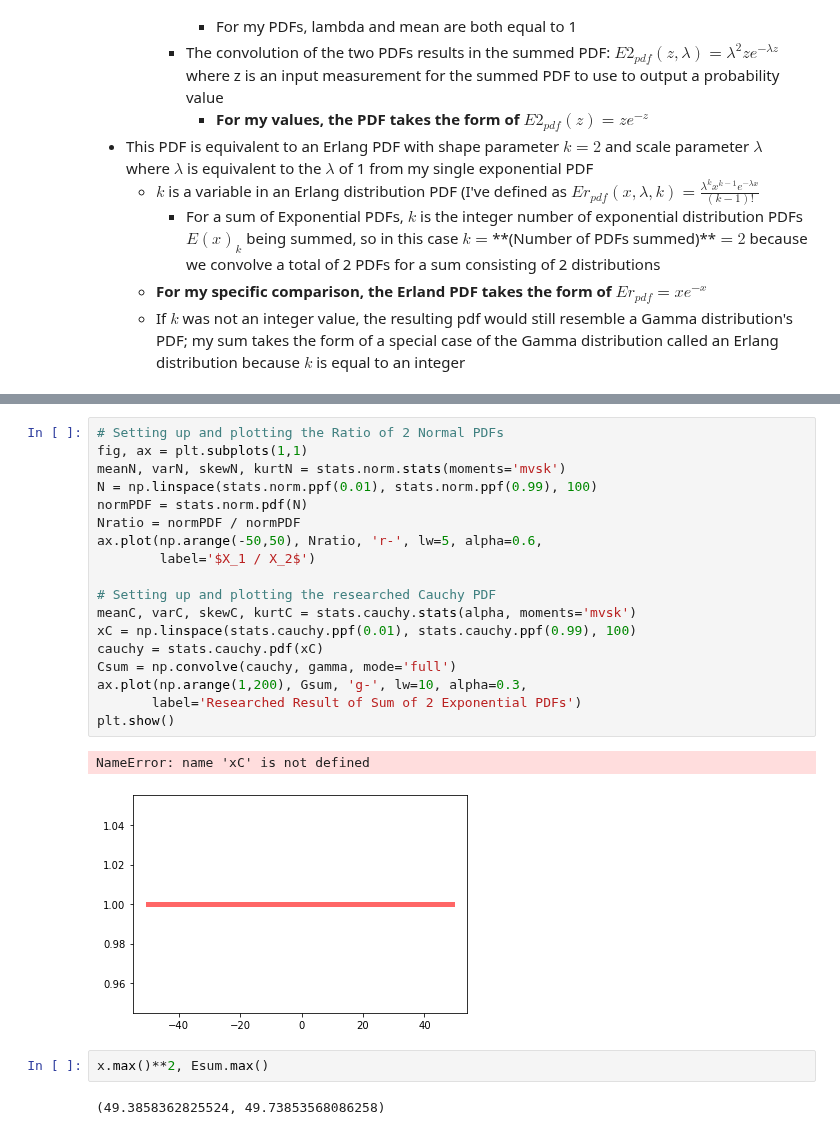
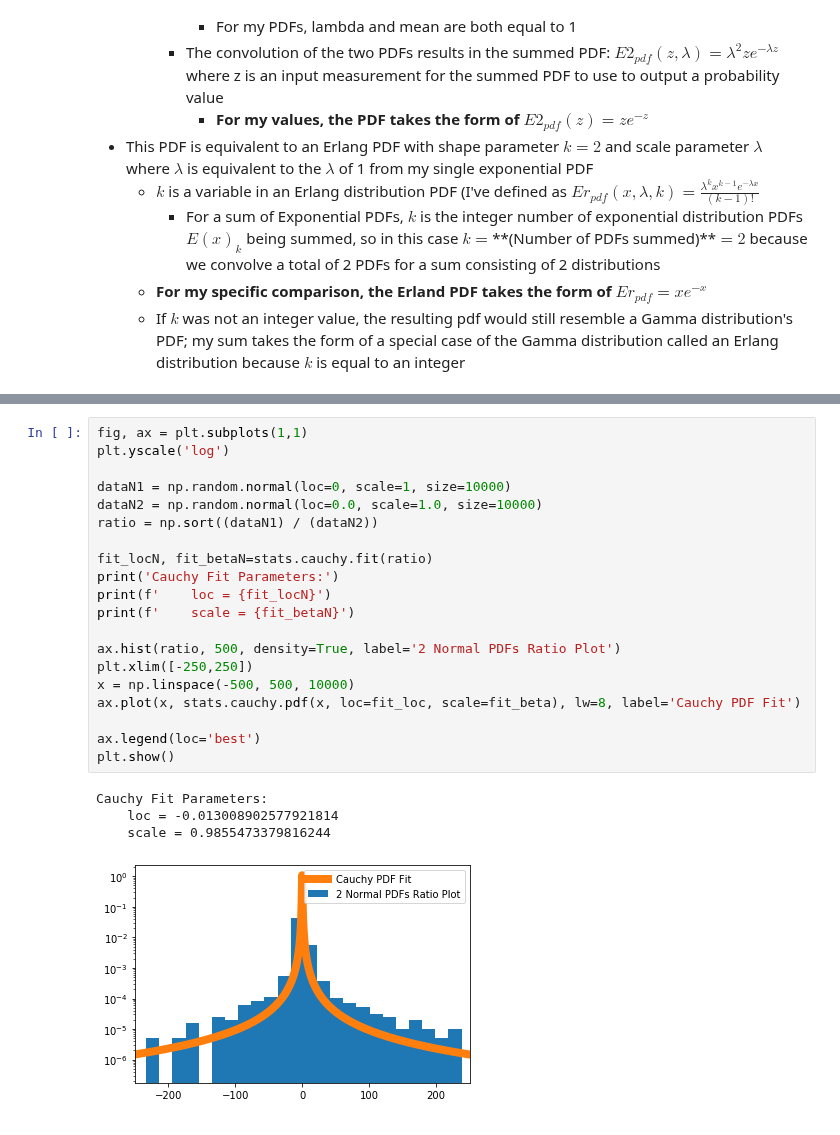
Before and after one commit to jbc1216/434-Portfolio, a Jupyter notebook: FinchCarr_HW03.ipynb, the cells around one changed output, grey strips where cells are left out. Cells and saved outputs as stored; diff of their text form.

```diff
--- a/FinchCarr_HW03.ipynb
+++ b/FinchCarr_HW03.ipynb
@@ -119,28 +110,28 @@ True
 - My research says that a ratio of two independent normal distributions takes the form of a Cauchy distribution
   - I can define the Caucy PDF distribution as $C_{pdf}(x, \mu, \gamma) ={1 \over \pi \gamma }\left[{\gamma ^{2} \over (x-\mu)^{2}+\gamma ^{2}}\right]$
   - I recognize that $\mu$ works the same as $\mu$ in a normal distribution as a location parameter and that the $\gamma$ variable is equivalent to the scale parameter of a normal distribution
-# %%
-# Setting up and plotting the Ratio of 2 Normal PDFs
-fig, ax = plt.subplots(1,1)
-meanN, varN, skewN, kurtN = stats.norm.stats(moments='mvsk')
-N = np.linspace(stats.norm.ppf(0.01), stats.norm.ppf(0.99), 100)
-normPDF = stats.norm.pdf(N)
-Nratio = normPDF / normPDF
-ax.plot(np.arange(-50,50), Nratio, 'r-', lw=5, alpha=0.6,
-        label='$X_1 / X_2$')
-
-# Setting up and plotting the researched Cauchy PDF
-meanC, varC, skewC, kurtC = stats.cauchy.stats(alpha, moments='mvsk')
-xC = np.linspace(stats.cauchy.ppf(0.01), stats.cauchy.ppf(0.99), 100)
-cauchy = stats.cauchy.pdf(xC)
-Csum = np.convolve(cauchy, gamma, mode='full')
-ax.plot(np.arange(1,200), Gsum, 'g-', lw=10, alpha=0.3,
-       label='Researched Result of Sum of 2 Exponential PDFs')
-plt.show()
-# %% [output]
-NameError: name 'xC' is not defined
-[figure, removed]
-# %%
-x.max()**2, Esum.max()
-# %% [output]
-(49.3858362825524, 49.73853568086258)
+# %%
+fig, ax = plt.subplots(1,1)
+plt.yscale('log')
+
+dataN1 = np.random.normal(loc=0, scale=1, size=10000)
+dataN2 = np.random.normal(loc=0.0, scale=1.0, size=10000)
+ratio = np.sort((dataN1) / (dataN2))
+
+fit_locN, fit_betaN=stats.cauchy.fit(ratio)
+print('Cauchy Fit Parameters:')
+print(f'    loc = {fit_locN}')
+print(f'    scale = {fit_betaN}')
+
+ax.hist(ratio, 500, density=True, label='2 Normal PDFs Ratio Plot')
+plt.xlim([-250,250])
+x = np.linspace(-500, 500, 10000)
+ax.plot(x, stats.cauchy.pdf(x, loc=fit_loc, scale=fit_beta), lw=8, label='Cauchy PDF Fit')
+
+ax.legend(loc='best')
+plt.show()
+# %% [output]
+Cauchy Fit Parameters:
+    loc = -0.013008902577921814
+    scale = 0.9855473379816244
+[figure, added]
```
Also changed, not shown: parts of 10 cells of this notebook.
